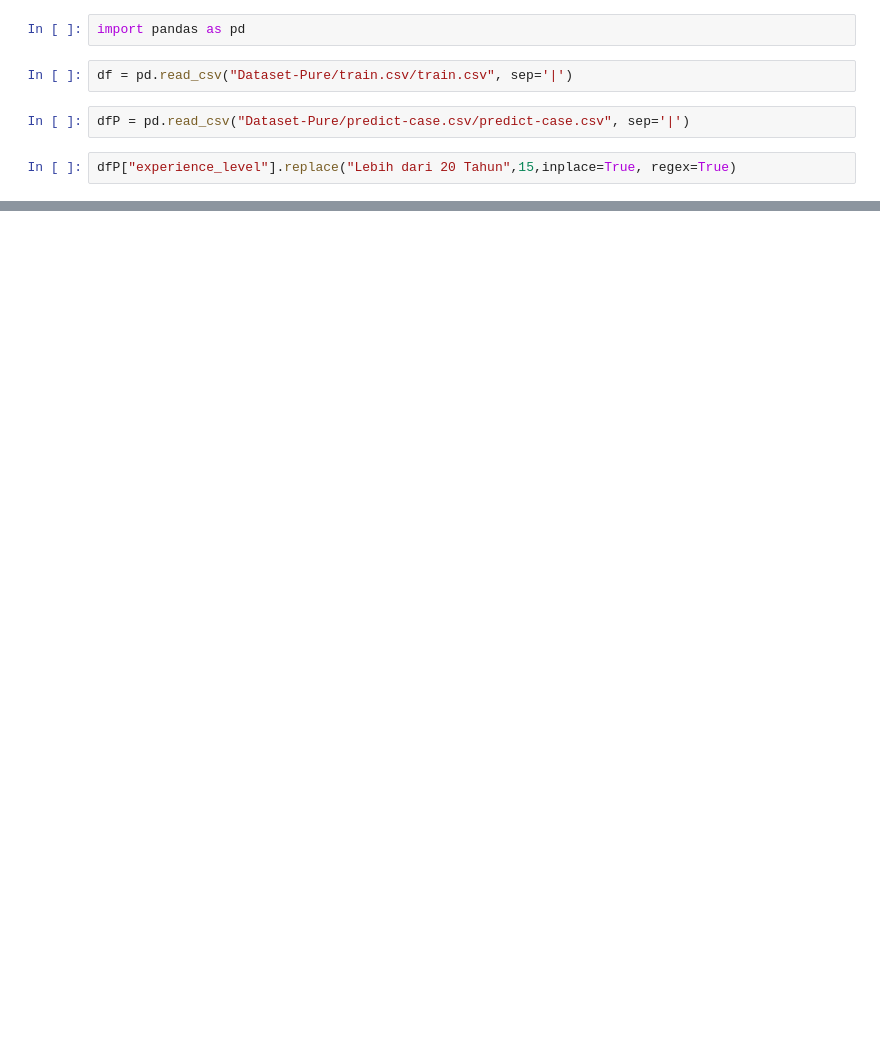
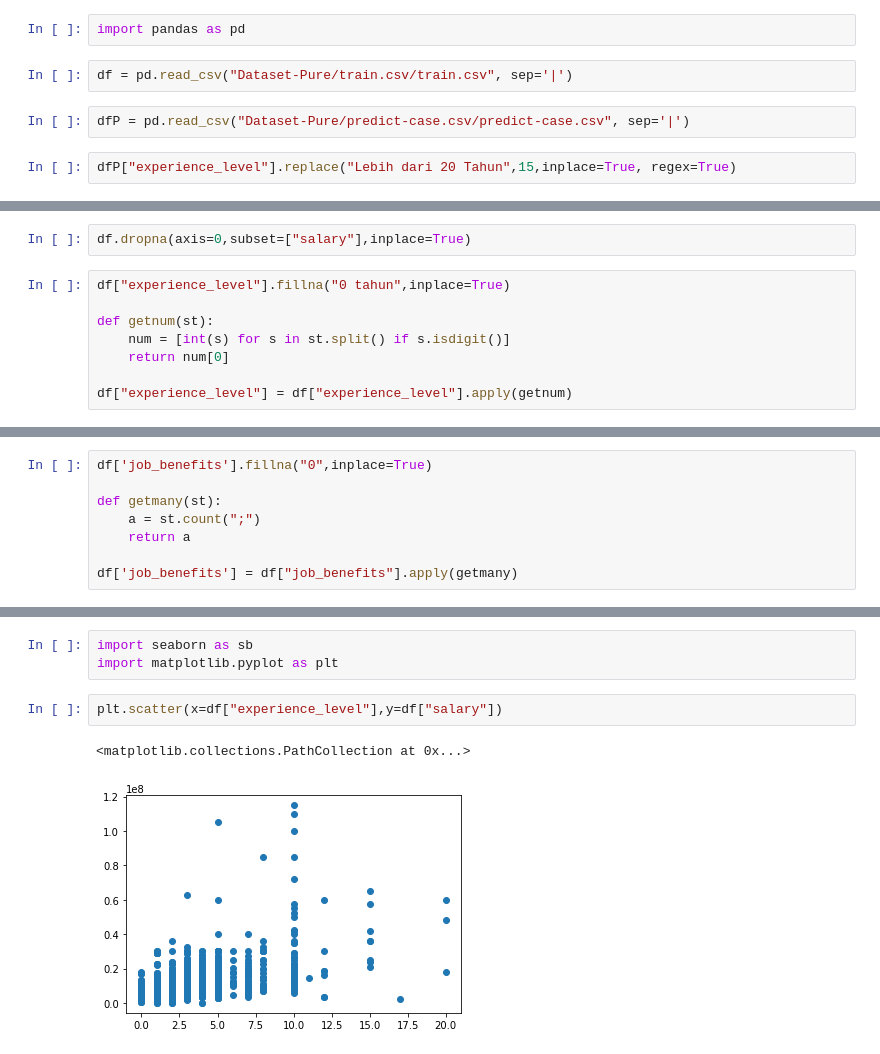
Before and after one commit to yotakeys/Predict-Gaji-FIND-IT, a Jupyter notebook: DataTrain-Exp2.ipynb, the cells around one changed output, grey strips where cells are left out. Cells and saved outputs as stored; diff of their text form; blank space fills up the shorter version.

```diff
--- a/DataTrain-Exp2.ipynb
+++ b/DataTrain-Exp2.ipynb
@@ -24,0 +25,10 @@ dfP
+# %%
+df.dropna(axis=0,subset=["salary"],inplace=True)
+# %%
+df["experience_level"].fillna("0 tahun",inplace=True)
+
+def getnum(st):
+    num = [int(s) for s in st.split() if s.isdigit()]
+    return num[0]
+
+df["experience_level"] = df["experience_level"].apply(getnum)
@@ -24,0 +64,8 @@ dfP
+# %%
+df['job_benefits'].fillna("0",inplace=True)
+
+def getmany(st):
+    a = st.count(";")
+    return a
+
+df['job_benefits'] = df["job_benefits"].apply(getmany)
@@ -24,0 +88,8 @@ dfP
+# %%
+import seaborn as sb
+import matplotlib.pyplot as plt
+# %%
+plt.scatter(x=df["experience_level"],y=df["salary"])
+# %% [output]
+<matplotlib.collections.PathCollection at 0x...>
+[figure, added]
```
Also changed, not shown: parts of 37 cells of this notebook, 13 other files.
